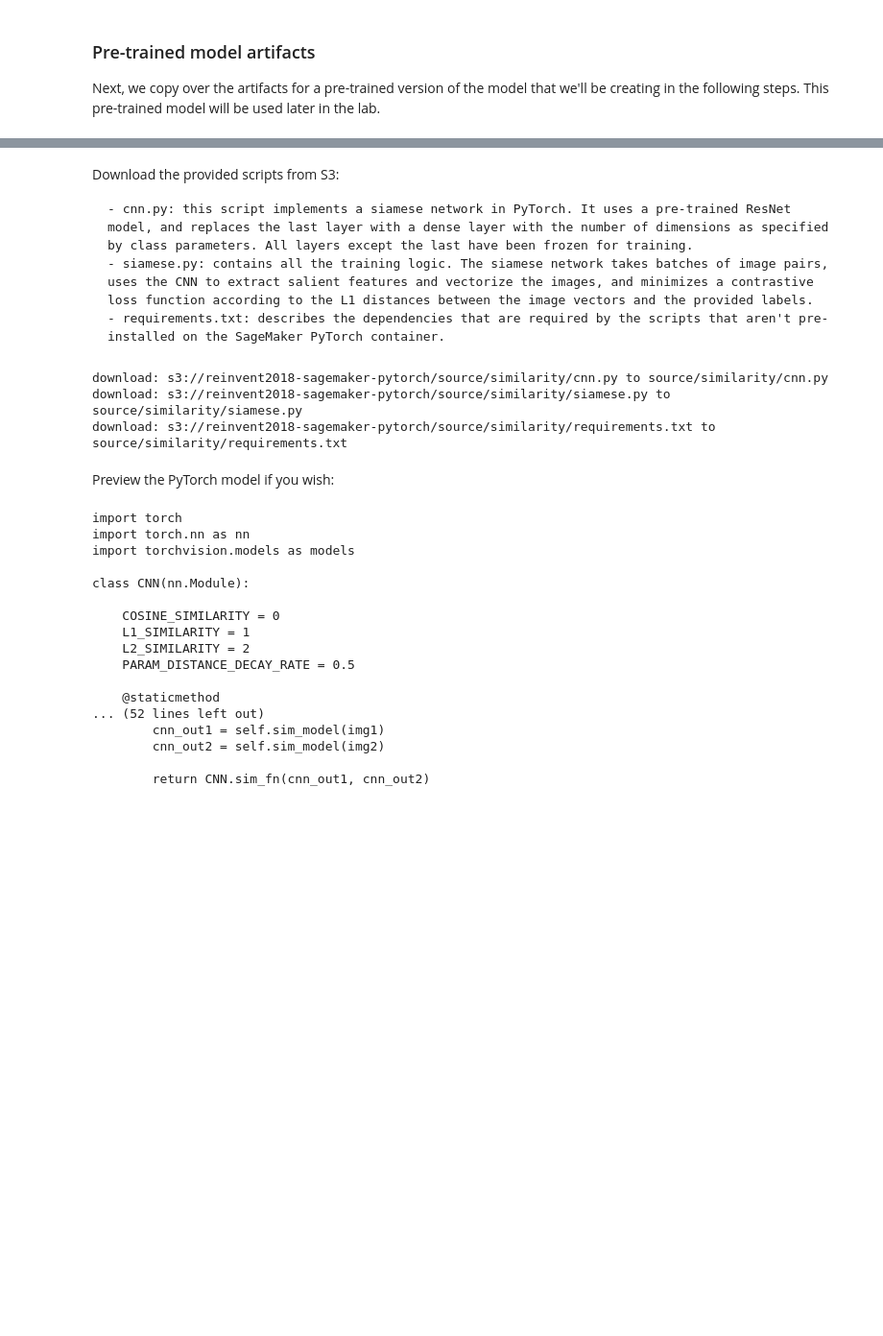
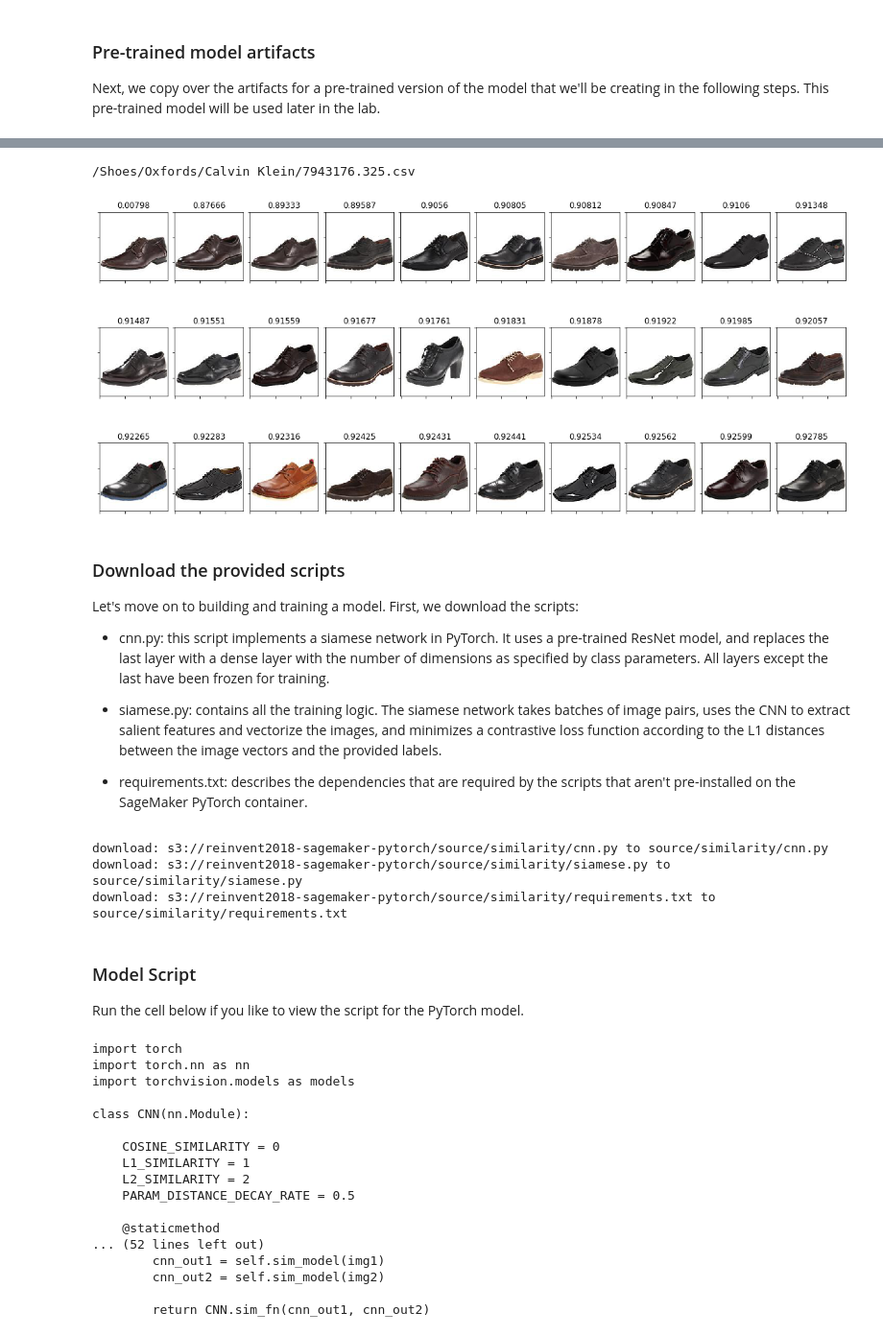
Before and after one commit to dylan-tong-aws/pytorch-image-similarity, a Jupyter notebook: notebooks/reinvent_pytorch_siamese_network.ipynb, the cells around one changed output, grey strips where cells are left out. Shown at 96% size. Cells and saved outputs as stored; diff of their text form; code cells hidden in the pictures; blank space fills up the shorter version.

```diff
--- a/notebooks/reinvent_pytorch_siamese_network.ipynb
+++ b/notebooks/reinvent_pytorch_siamese_network.ipynb
@@ -166,0 +187,39 @@ A typical training script loads data from the input channels, configures trainin
+# %%
+LOCAL_OUTPUT_DIR = os.path.join(WORKING_DIR,'out')
+SAMPLE_PRODUCTS = []
+
+def load_sample_outputs() :
+    i = 0
+    for (root, _, files) in os.walk(LOCAL_OUTPUT_DIR) :
+        for f in files :
+            fp = os.path.join(root,f)
+            df = pd.read_csv(fp, header=None, names=['img','sim'])
+            p=fp.replace(LOCAL_OUTPUT_DIR,'')
+            print(str(i)+": "+p)
+            SAMPLE_PRODUCTS.append({"n":p, "sim": df.sort_values(['sim'], ascending=True)})
+            i = i+1
+
+            import matplotlib.pyplot as plt
+
+def display_similiar_products(product_info) :
+    count = 0
+    columns = 10
+    BATCHES_TO_DISPLAY = 3
+
+    fig = plt.figure(figsize=(columns*2, BATCHES_TO_DISPLAY*3))
+    fig.subplots_adjust(wspace=.1)
+
+    products = product_info['sim']
+    print(product_info['n'])
+    for (index, row) in products[0:columns*BATCHES_TO_DISPLAY].iterrows() :
+
+        count += 1
+        ax = fig.add_subplot(BATCHES_TO_DISPLAY, columns, count)
+        ax.set_title(round(row['sim'],5))
+        ax.set_xticklabels([])
+        ax.set_yticklabels([])
+        plt.imshow(plt.imread(os.path.join(LOCAL_DATA_DIR,row['img'])))
+
+    plt.show()
+
+load_sample_outputs()
@@ -167,9 +238,18 @@ A typical training script loads data from the input channels, configures trainin
+# %%
+display_similiar_products(SAMPLE_PRODUCTS[2])
+# %% [output]
+/Shoes/Oxfords/Calvin Klein/7943176.325.csv
+[figure, added]
 # %% [markdown]
-Download the provided scripts from S3:
+### Download the provided scripts
 
-    - cnn.py: this script implements a siamese network in PyTorch. It uses a pre-trained ResNet model, and replaces the last layer with a dense layer with the number of dimensions as specified by class parameters. All layers except the last have been frozen for training.
-    - siamese.py: contains all the training logic. The siamese network takes batches of image pairs, uses the CNN to extract salient features and vectorize the images, and minimizes a contrastive loss function according to the L1 distances between the image vectors and the provided labels.
-    - requirements.txt: describes the dependencies that are required by the scripts that aren't pre-installed on the SageMaker PyTorch container.
+Let's move on to building and training a model. First, we download the scripts:
+
+-  cnn.py: this script implements a siamese network in PyTorch. It uses a pre-trained ResNet model, and replaces the last layer with a dense layer with the number of dimensions as specified by class parameters. All layers except the last have been frozen for training.
+
+-  siamese.py: contains all the training logic. The siamese network takes batches of image pairs, uses the CNN to extract salient features and vectorize the images, and minimizes a contrastive loss function according to the L1 distances between the image vectors and the provided labels.
+
+-  requirements.txt: describes the dependencies that are required by the scripts that aren't pre-installed on the SageMaker PyTorch container.
 # %%
 %%bash -s "$DOWNLOAD_S3URI" "$SOURCE_DIR" "$WORKSHOP_REGION"
 
@@ -181,8 +261,10 @@ aws s3 cp $1/$2/requirements.txt ./$2 --source-region us-west-2 --region $3
 download: s3://reinvent2018-sagemaker-pytorch/source/similarity/cnn.py to source/similarity/cnn.py
 download: s3://reinvent2018-sagemaker-pytorch/source/similarity/siamese.py to source/similarity/siamese.py
 download: s3://reinvent2018-sagemaker-pytorch/source/similarity/requirements.txt to source/similarity/requirements.txt
-# %% [markdown]
-Preview the PyTorch model if you wish:
+# %% [markdown]
+### Model Script
+
+Run the cell below if you like to view the script for the PyTorch model.
 # %%
 !pygmentize 'source/similarity/cnn.py'
 # %% [output]
```
Also changed, not shown: parts of 58 cells of this notebook.
